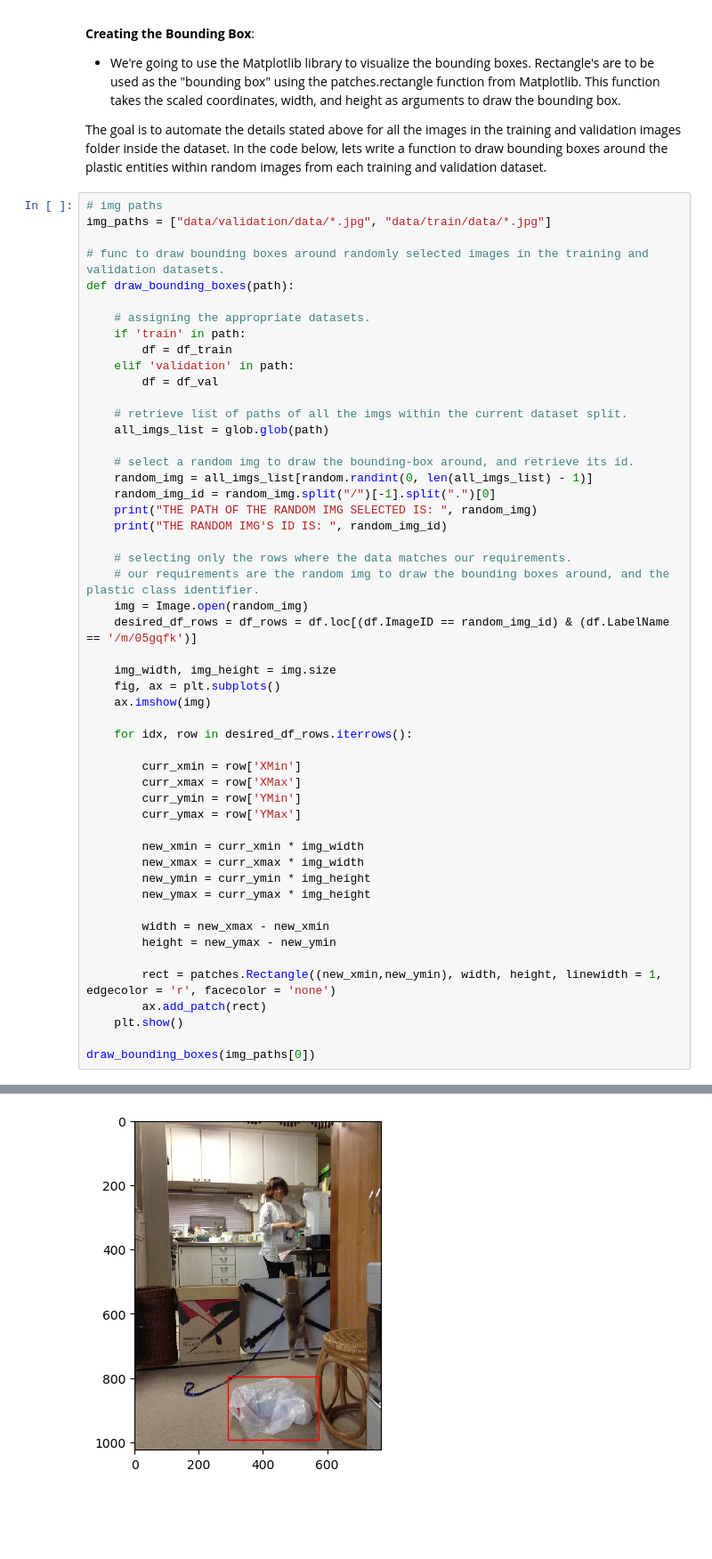
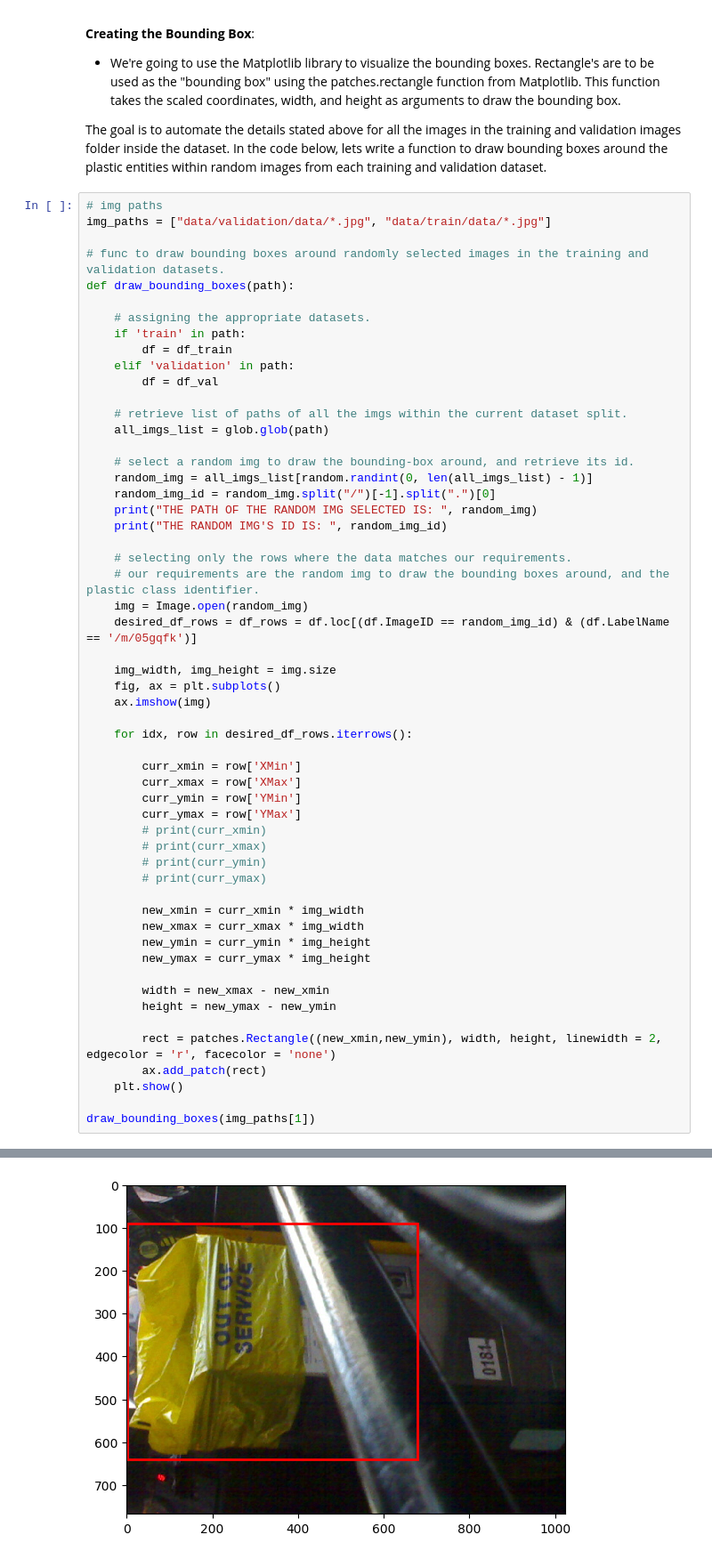
Before and after one commit to akkik04/GreenGuardian, a Jupyter notebook: GreenGuardian-main.ipynb, the cells around one changed output, grey strips where cells are left out. Shown at 89% size. Cells and saved outputs as stored; diff of their text form; blank space fills up the shorter version.

```diff
--- a/GreenGuardian-main.ipynb
+++ b/GreenGuardian-main.ipynb
@@ -242,6 +242,10 @@ def draw_bounding_boxes(path):
         curr_xmax = row['XMax']
         curr_ymin = row['YMin']
         curr_ymax = row['YMax']
+        # print(curr_xmin)
+        # print(curr_xmax)
+        # print(curr_ymin)
+        # print(curr_ymax)
 
         new_xmin = curr_xmin * img_width
         new_xmax = curr_xmax * img_width
@@ -251,9 +255,9 @@ def draw_bounding_boxes(path):
         width = new_xmax - new_xmin
         height = new_ymax - new_ymin
 
-        rect = patches.Rectangle((new_xmin,new_ymin), width, height, linewidth = 1, edgecolor = 'r', facecolor = 'none')
+        rect = patches.Rectangle((new_xmin,new_ymin), width, height, linewidth = 2, edgecolor = 'r', facecolor = 'none')
         ax.add_patch(rect)
     plt.show()
 
-draw_bounding_boxes(img_paths[0])
+draw_bounding_boxes(img_paths[1])
 # %% [output]
@@ -262 +266 @@ THE RANDOM IMG'S ID IS:  4e24222b68123ef3
-[figure, old version]
+[figure, new version]
```
Also changed, not shown: parts of 4 cells of this notebook.
